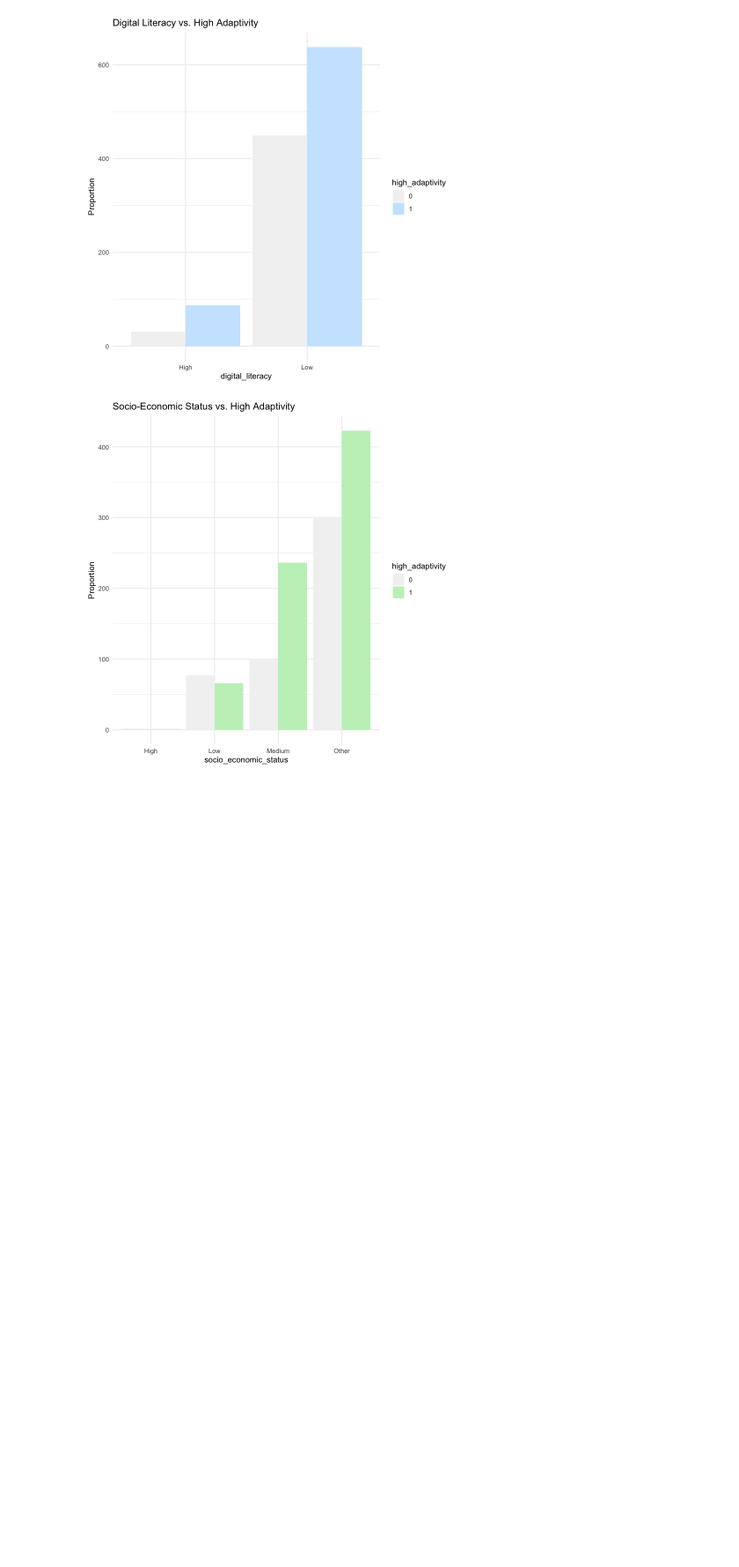
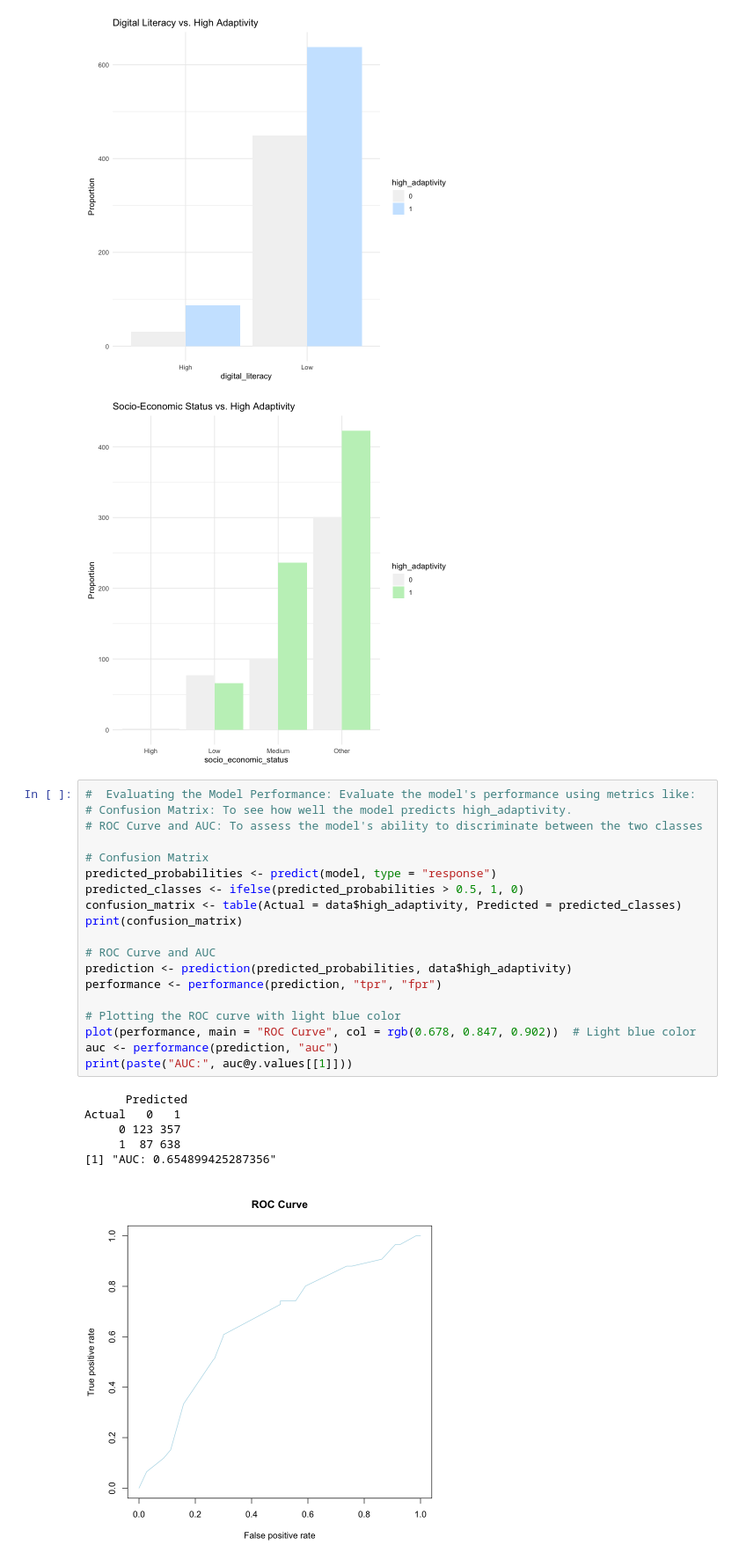
Before and after one commit to imperionite/insighted, a Jupyter notebook: Part1.ipynb, the cells around one changed output. Shown at 88% size. Cells and saved outputs as stored; diff of their text form; blank space fills up the shorter version.

Commit message:
:recycle: (part1) add evaluation to model performance

```diff
--- a/Part1.ipynb
+++ b/Part1.ipynb
@@ -201,3 +202,29 @@ ggplot(data, aes(x = socio_economic_status, fill = high_adaptivity)) +
 # %% [output]
 [figure]
 [figure]
+# %%
+#  Evaluating the Model Performance: Evaluate the model's performance using metrics like:
+# Confusion Matrix: To see how well the model predicts high_adaptivity.
+# ROC Curve and AUC: To assess the model's ability to discriminate between the two classes
+
+# Confusion Matrix
+predicted_probabilities <- predict(model, type = "response")
+predicted_classes <- ifelse(predicted_probabilities > 0.5, 1, 0)
+confusion_matrix <- table(Actual = data$high_adaptivity, Predicted = predicted_classes)
+print(confusion_matrix)
+
+# ROC Curve and AUC
+prediction <- prediction(predicted_probabilities, data$high_adaptivity)
+performance <- performance(prediction, "tpr", "fpr")
+
+# Plotting the ROC curve with light blue color
+plot(performance, main = "ROC Curve", col = rgb(0.678, 0.847, 0.902))  # Light blue color
+auc <- performance(prediction, "auc")
+print(paste("AUC:", auc@y.values[[1]]))
+# %% [output]
+      Predicted
+Actual   0   1
+     0 123 357
+     1  87 638
+[1] "AUC: 0.654899425287356"
+[figure, added]
```
Also changed, not shown: parts of 2 cells of this notebook, 2 other files.
